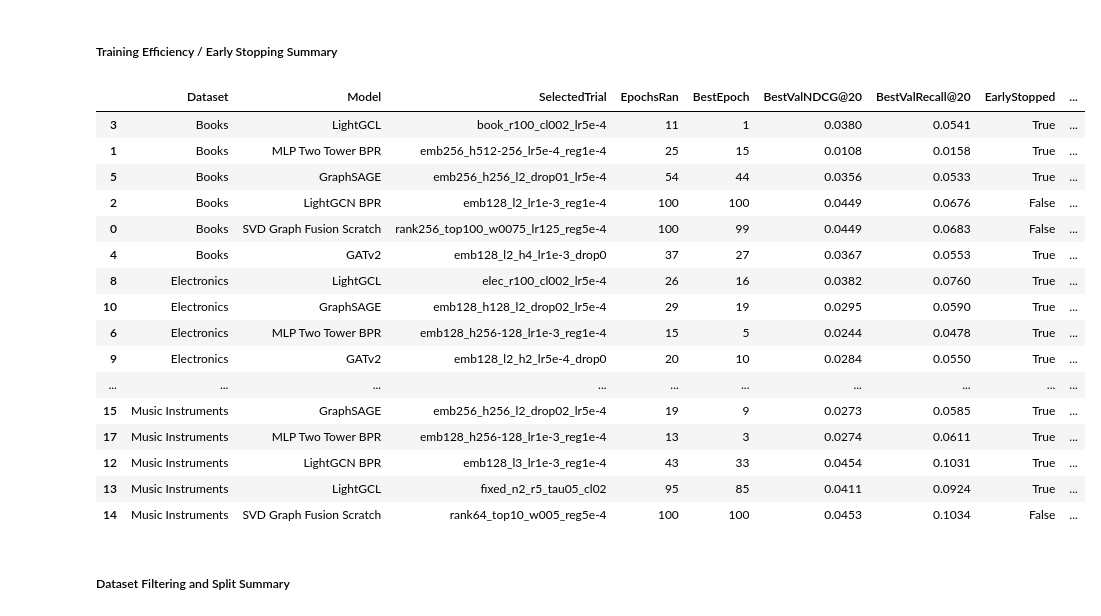
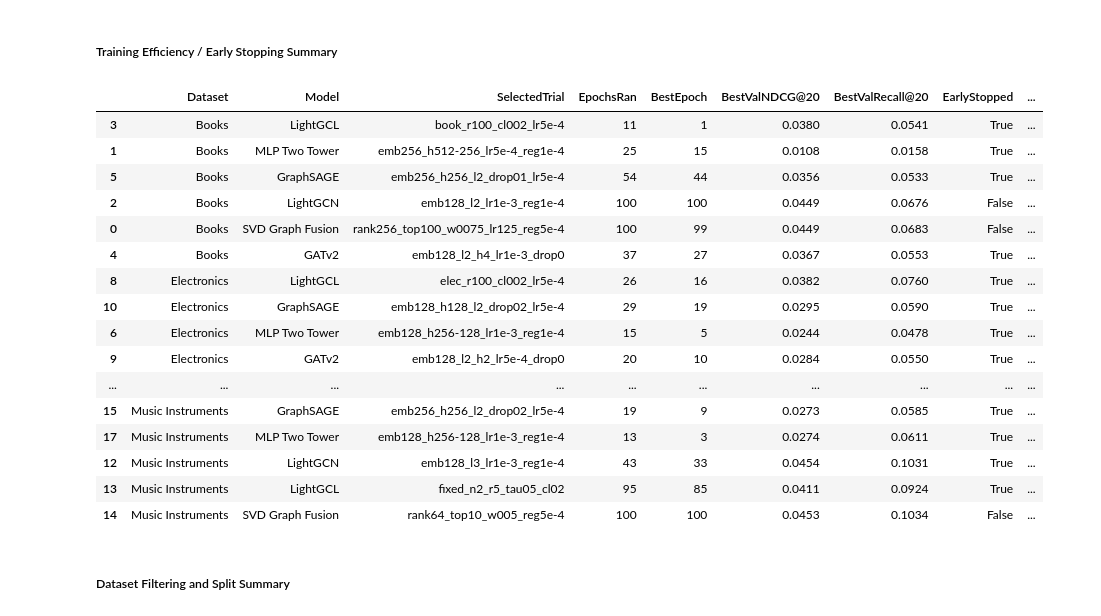
Before and after one commit to Amos-Peng-127/GT-7643-Final-Project, a Jupyter notebook: Project/Final_Combined_Dataset_Comparison.ipynb, the cells around one changed output. Cells and saved outputs as stored; diff of their text form; code cells hidden in the pictures.

```diff
--- a/Project/Final_Combined_Dataset_Comparison.ipynb
+++ b/Project/Final_Combined_Dataset_Comparison.ipynb
@@ -243,65 +257,65 @@ plt.show()
 # %%
 training_records = [
     # Books
-    {'Dataset': 'Books', 'Model': 'SVD Graph Fusion Scratch', 'SelectedTrial': 'rank256_top100_w0075_lr125_reg5e-4', 'EpochsRan': 100, 'BestEpoch': 99, 'BestValNDCG@20': 0.044917, 'BestValRecall@20': 0.068343, 'EarlyStopped': False, 'TrainingTimeSec': 1503.302577},
-    {'Dataset': 'Books', 'Model': 'MLP Two Tower BPR', 'SelectedTrial': 'emb256_h512-256_lr5e-4_reg1e-4', 'EpochsRan': 25, 'BestEpoch': 15, 'BestValNDCG@20': 0.010836, 'BestValRecall@20': 0.015807, 'EarlyStopped': True, 'TrainingTimeSec': 711.283068},
-    {'Dataset': 'Books', 'Model': 'LightGCN BPR', 'SelectedTrial': 'emb128_l2_lr1e-3_reg1e-4', 'EpochsRan': 100, 'BestEpoch': 100, 'BestValNDCG@20': 0.044880, 'BestValRecall@20': 0.067649, 'EarlyStopped': False, 'TrainingTimeSec': 1111.985590},
+    {'Dataset': 'Books', 'Model': 'SVD Graph Fusion', 'SelectedTrial': 'rank256_top100_w0075_lr125_reg5e-4', 'EpochsRan': 100, 'BestEpoch': 99, 'BestValNDCG@20': 0.044917, 'BestValRecall@20': 0.068343, 'EarlyStopped': False, 'TrainingTimeSec': 1503.302577},
+    {'Dataset': 'Books', 'Model': 'MLP Two Tower', 'SelectedTrial': 'emb256_h512-256_lr5e-4_reg1e-4', 'EpochsRan': 25, 'BestEpoch': 15, 'BestValNDCG@20': 0.010836, 'BestValRecall@20': 0.015807, 'EarlyStopped': True, 'TrainingTimeSec': 711.283068},
+    {'Dataset': 'Books', 'Model': 'LightGCN', 'SelectedTrial': 'emb128_l2_lr1e-3_reg1e-4', 'EpochsRan': 100, 'BestEpoch': 100, 'BestValNDCG@20': 0.044880, 'BestValRecall@20': 0.067649, 'EarlyStopped': False, 'TrainingTimeSec': 1111.985590},
     {'Dataset': 'Books', 'Model': 'LightGCL', 'SelectedTrial': 'book_r100_cl002_lr5e-4', 'EpochsRan': 11, 'BestEpoch': 1, 'BestValNDCG@20': 0.038009, 'BestValRecall@20': 0.054110, 'EarlyStopped': True, 'TrainingTimeSec': 113.367430},
     {'Dataset': 'Books', 'Model': 'GATv2', 'SelectedTrial': 'emb128_l2_h4_lr1e-3_drop0', 'EpochsRan': 37, 'BestEpoch': 27, 'BestValNDCG@20': 0.036750, 'BestValRecall@20': 0.055250, 'EarlyStopped': True, 'TrainingTimeSec': 1726.982008},
     {'Dataset': 'Books', 'Model': 'GraphSAGE', 'SelectedTrial': 'emb256_h256_l2_drop01_lr5e-4', 'EpochsRan': 54, 'BestEpoch': 44, 'BestValNDCG@20': 0.035564, 'BestValRecall@20': 0.053328, 'EarlyStopped': True, 'TrainingTimeSec': 913.342793},
 
     # Electronics
-    {'Dataset': 'Electronics', 'Model': 'MLP Two Tower BPR', 'SelectedTrial': 'emb128_h256-128_lr1e-3_reg1e-4', 'EpochsRan': 15, 'BestEpoch': 5, 'BestValNDCG@20': 0.024402, 'BestValRecall@20': 0.047841, 'EarlyStopped': True, 'TrainingTimeSec': 321.460037},
-    {'Dataset': 'Electronics', 'Model': 'LightGCN BPR', 'SelectedTrial': 'emb128_l3_lr1e-3_reg1e-4', 'EpochsRan': 46, 'BestEpoch': 36, 'BestValNDCG@20': 0.036222, 'BestValRecall@20': 0.073514, 'EarlyStopped': True, 'TrainingTimeSec': 501.025296},
+    {'Dataset': 'Electronics', 'Model': 'MLP Two Tower', 'SelectedTrial': 'emb128_h256-128_lr1e-3_reg1e-4', 'EpochsRan': 15, 'BestEpoch': 5, 'BestValNDCG@20': 0.024402, 'BestValRecall@20': 0.047841, 'EarlyStopped': True, 'TrainingTimeSec': 321.460037},
+    {'Dataset': 'Electronics', 'Model': 'LightGCN', 'SelectedTrial': 'emb128_l3_lr1e-3_reg1e-4', 'EpochsRan': 46, 'BestEpoch': 36, 'BestValNDCG@20': 0.036222, 'BestValRecall@20': 0.073514, 'EarlyStopped': True, 'TrainingTimeSec': 501.025296},
     {'Dataset': 'Electronics', 'Model': 'LightGCL', 'SelectedTrial': 'elec_r100_cl002_lr5e-4', 'EpochsRan': 26, 'BestEpoch': 16, 'BestValNDCG@20': 0.038156, 'BestValRecall@20': 0.075979, 'EarlyStopped': True, 'TrainingTimeSec': 213.195711},
     {'Dataset': 'Electronics', 'Model': 'GATv2', 'SelectedTrial': 'emb128_l2_h2_lr5e-4_drop0', 'EpochsRan': 20, 'BestEpoch': 10, 'BestValNDCG@20': 0.028412, 'BestValRecall@20': 0.055042, 'EarlyStopped': True, 'TrainingTimeSec': 438.897725},
     {'Dataset': 'Electronics', 'Model': 'GraphSAGE', 'SelectedTrial': 'emb128_h128_l2_drop02_lr5e-4', 'EpochsRan': 29, 'BestEpoch': 19, 'BestValNDCG@20': 0.029496, 'BestValRecall@20': 0.059002, 'EarlyStopped': True, 'TrainingTimeSec': 313.464777},
-    {'Dataset': 'Electronics', 'Model': 'SVD Graph Fusion Scratch', 'SelectedTrial': 'rank64_top10_w002_reg5e-4', 'EpochsRan': 100, 'BestEpoch': 100, 'BestValNDCG@20': 0.036558, 'BestValRecall@20': 0.074078, 'EarlyStopped': False, 'TrainingTimeSec': 1106.171383},
+    {'Dataset': 'Electronics', 'Model': 'SVD Graph Fusion', 'SelectedTrial': 'rank64_top10_w002_reg5e-4', 'EpochsRan': 100, 'BestEpoch': 100, 'BestValNDCG@20': 0.036558, 'BestValRecall@20': 0.074078, 'EarlyStopped': False, 'TrainingTimeSec': 1106.171383},
 
     # Music Instruments
-    {'Dataset': 'Music Instruments', 'Model': 'LightGCN BPR', 'SelectedTrial': 'emb128_l3_lr1e-3_reg1e-4', 'EpochsRan': 43, 'BestEpoch': 33, 'BestValNDCG@20': 0.045399, 'BestValRecall@20': 0.103117, 'EarlyStopped': True, 'TrainingTimeSec': 652.539867},
+    {'Dataset': 'Music Instruments', 'Model': 'LightGCN', 'SelectedTrial': 'emb128_l3_lr1e-3_reg1e-4', 'EpochsRan': 43, 'BestEpoch': 33, 'BestValNDCG@20': 0.045399, 'BestValRecall@20': 0.103117, 'EarlyStopped': True, 'TrainingTimeSec': 652.539867},
     {'Dataset': 'Music Instruments', 'Model': 'LightGCL', 'SelectedTrial': 'fixed_n2_r5_tau05_cl02', 'EpochsRan': 95, 'BestEpoch': 85, 'BestValNDCG@20': 0.041119, 'BestValRecall@20': 0.092430, 'EarlyStopped': True, 'TrainingTimeSec': 909.213701},
-    {'Dataset': 'Music Instruments', 'Model': 'SVD Graph Fusion Scratch', 'SelectedTrial': 'rank64_top10_w005_reg5e-4', 'EpochsRan': 100, 'BestEpoch': 100, 'BestValNDCG@20': 0.045283, 'BestValRecall@20': 0.103427, 'EarlyStopped': False, 'TrainingTimeSec': 1438.658766},
+    {'Dataset': 'Music Instruments', 'Model': 'SVD Graph Fusion', 'SelectedTrial': 'rank64_top10_w005_reg5e-4', 'EpochsRan': 100, 'BestEpoch': 100, 'BestValNDCG@20': 0.045283, 'BestValRecall@20': 0.103427, 'EarlyStopped': False, 'TrainingTimeSec': 1438.658766},
     {'Dataset': 'Music Instruments', 'Model': 'GraphSAGE', 'SelectedTrial': 'emb256_h256_l2_drop02_lr5e-4', 'EpochsRan': 19, 'BestEpoch': 9, 'BestValNDCG@20': 0.027332, 'BestValRecall@20': 0.058521, 'EarlyStopped': True, 'TrainingTimeSec': 258.646044},
     {'Dataset': 'Music Instruments', 'Model': 'GATv2', 'SelectedTrial': 'emb128_l2_h4_lr5e-4_drop0', 'EpochsRan': 22, 'BestEpoch': 12, 'BestValNDCG@20': 0.023921, 'BestValRecall@20': 0.053372, 'EarlyStopped': True, 'TrainingTimeSec': 249.507937},
-    {'Dataset': 'Music Instruments', 'Model': 'MLP Two Tower BPR', 'SelectedTrial': 'emb128_h256-128_lr1e-3_reg1e-4', 'EpochsRan': 13, 'BestEpoch': 3, 'BestValNDCG@20': 0.027447, 'BestValRecall@20': 0.061095, 'EarlyStopped': True, 'TrainingTimeSec': 333.106931},
+    {'Dataset': 'Music Instruments', 'Model': 'MLP Two Tower', 'SelectedTrial': 'emb128_h256-128_lr1e-3_reg1e-4', 'EpochsRan': 13, 'BestEpoch': 3, 'BestValNDCG@20': 0.027447, 'BestValRecall@20': 0.061095, 'EarlyStopped': True, 'TrainingTimeSec': 333.106931},
 ]
 
 training_summary_df = pd.DataFrame(training_records)
 training_summary_df['TrainingTimeMin'] = training_summary_df['TrainingTimeSec'] / 60
 
 training_display_df = training_summary_df[
     [
         'Dataset', 'Model', 'SelectedTrial', 'EpochsRan', 'BestEpoch',
         'BestValNDCG@20', 'BestValRecall@20', 'EarlyStopped',
         'TrainingTimeSec', 'TrainingTimeMin',
     ]
 ].sort_values(['Dataset', 'TrainingTimeSec'], ascending=[True, True])
 
 training_display_df.style.format({
     'BestValNDCG@20': '{:.4f}',
     'BestValRecall@20': '{:.4f}',
     'TrainingTimeSec': '{:.1f}',
     'TrainingTimeMin': '{:.1f}',
 })
 # %% [output]
 |  | Dataset | Model | SelectedTrial | EpochsRan | BestEpoch | BestValNDCG@20 | BestValRecall@20 | EarlyStopped | ... |
 | 3 | Books | LightGCL | book_r100_cl002_lr5e-4 | 11 | 1 | 0.0380 | 0.0541 | True | ... |
-| 1 | Books | MLP Two Tower BPR | emb256_h512-256_lr5e-4_reg1e-4 | 25 | 15 | 0.0108 | 0.0158 | True | ... |
+| 1 | Books | MLP Two Tower | emb256_h512-256_lr5e-4_reg1e-4 | 25 | 15 | 0.0108 | 0.0158 | True | ... |
 | 5 | Books | GraphSAGE | emb256_h256_l2_drop01_lr5e-4 | 54 | 44 | 0.0356 | 0.0533 | True | ... |
-| 2 | Books | LightGCN BPR | emb128_l2_lr1e-3_reg1e-4 | 100 | 100 | 0.0449 | 0.0676 | False | ... |
-| 0 | Books | SVD Graph Fusion Scratch | rank256_top100_w0075_lr125_reg5e-4 | 100 | 99 | 0.0449 | 0.0683 | False | ... |
+| 2 | Books | LightGCN | emb128_l2_lr1e-3_reg1e-4 | 100 | 100 | 0.0449 | 0.0676 | False | ... |
+| 0 | Books | SVD Graph Fusion | rank256_top100_w0075_lr125_reg5e-4 | 100 | 99 | 0.0449 | 0.0683 | False | ... |
 | 4 | Books | GATv2 | emb128_l2_h4_lr1e-3_drop0 | 37 | 27 | 0.0367 | 0.0553 | True | ... |
 | 8 | Electronics | LightGCL | elec_r100_cl002_lr5e-4 | 26 | 16 | 0.0382 | 0.0760 | True | ... |
 | 10 | Electronics | GraphSAGE | emb128_h128_l2_drop02_lr5e-4 | 29 | 19 | 0.0295 | 0.0590 | True | ... |
-| 6 | Electronics | MLP Two Tower BPR | emb128_h256-128_lr1e-3_reg1e-4 | 15 | 5 | 0.0244 | 0.0478 | True | ... |
+| 6 | Electronics | MLP Two Tower | emb128_h256-128_lr1e-3_reg1e-4 | 15 | 5 | 0.0244 | 0.0478 | True | ... |
 | 9 | Electronics | GATv2 | emb128_l2_h2_lr5e-4_drop0 | 20 | 10 | 0.0284 | 0.0550 | True | ... |
 | ... | ... | ... | ... | ... | ... | ... | ... | ... | ... |
 | 15 | Music Instruments | GraphSAGE | emb256_h256_l2_drop02_lr5e-4 | 19 | 9 | 0.0273 | 0.0585 | True | ... |
-| 17 | Music Instruments | MLP Two Tower BPR | emb128_h256-128_lr1e-3_reg1e-4 | 13 | 3 | 0.0274 | 0.0611 | True | ... |
-| 12 | Music Instruments | LightGCN BPR | emb128_l3_lr1e-3_reg1e-4 | 43 | 33 | 0.0454 | 0.1031 | True | ... |
+| 17 | Music Instruments | MLP Two Tower | emb128_h256-128_lr1e-3_reg1e-4 | 13 | 3 | 0.0274 | 0.0611 | True | ... |
+| 12 | Music Instruments | LightGCN | emb128_l3_lr1e-3_reg1e-4 | 43 | 33 | 0.0454 | 0.1031 | True | ... |
 | 13 | Music Instruments | LightGCL | fixed_n2_r5_tau05_cl02 | 95 | 85 | 0.0411 | 0.0924 | True | ... |
-| 14 | Music Instruments | SVD Graph Fusion Scratch | rank64_top10_w005_reg5e-4 | 100 | 100 | 0.0453 | 0.1034 | False | ... |
+| 14 | Music Instruments | SVD Graph Fusion | rank64_top10_w005_reg5e-4 | 100 | 100 | 0.0453 | 0.1034 | False | ... |
 # %% [markdown]
 ##### Dataset Filtering and Split Summary
 # %%
```
Also changed, not shown: parts of 6 cells of this notebook.
